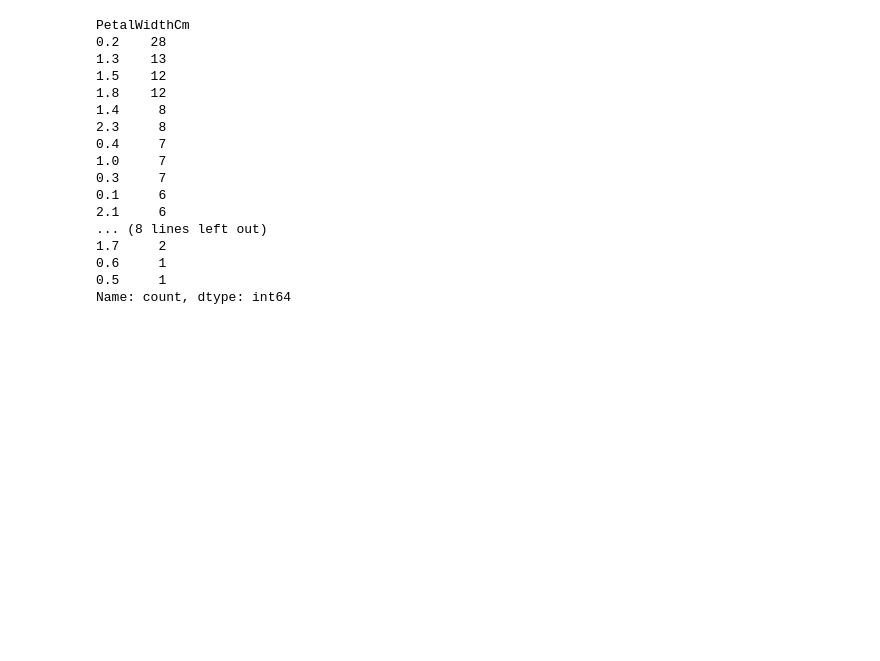
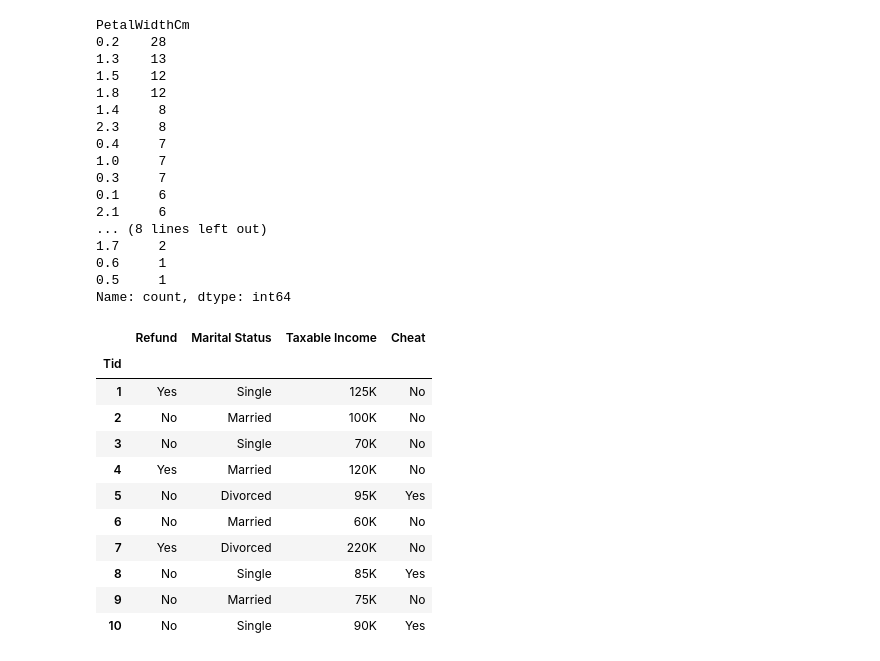
Before and after one commit to Achin-Agarwal/UCS420, a Jupyter notebook: EXTRA/Untitled.ipynb, the cells around one changed output. Cells and saved outputs as stored; diff of their text form; code cells hidden in the pictures; blank space fills up the shorter version.

```diff
--- a/EXTRA/Untitled.ipynb
+++ b/EXTRA/Untitled.ipynb
@@ -142,3 +142,19 @@ PetalWidthCm
 0.6     1
 0.5     1
 Name: count, dtype: int64
+# %%
+d=ddf.set_index('Tid')
+d
+# %% [output]
+|  | Refund | Marital Status | Taxable Income | Cheat |
+| Tid |  |  |  |  |
+| 1 | Yes | Single | 125K | No |
+| 2 | No | Married | 100K | No |
+| 3 | No | Single | 70K | No |
+| 4 | Yes | Married | 120K | No |
+| 5 | No | Divorced | 95K | Yes |
+| 6 | No | Married | 60K | No |
+| 7 | Yes | Divorced | 220K | No |
+| 8 | No | Single | 85K | Yes |
+| 9 | No | Married | 75K | No |
+| 10 | No | Single | 90K | Yes |
```
Also changed, not shown: parts of 3 cells of this notebook.
